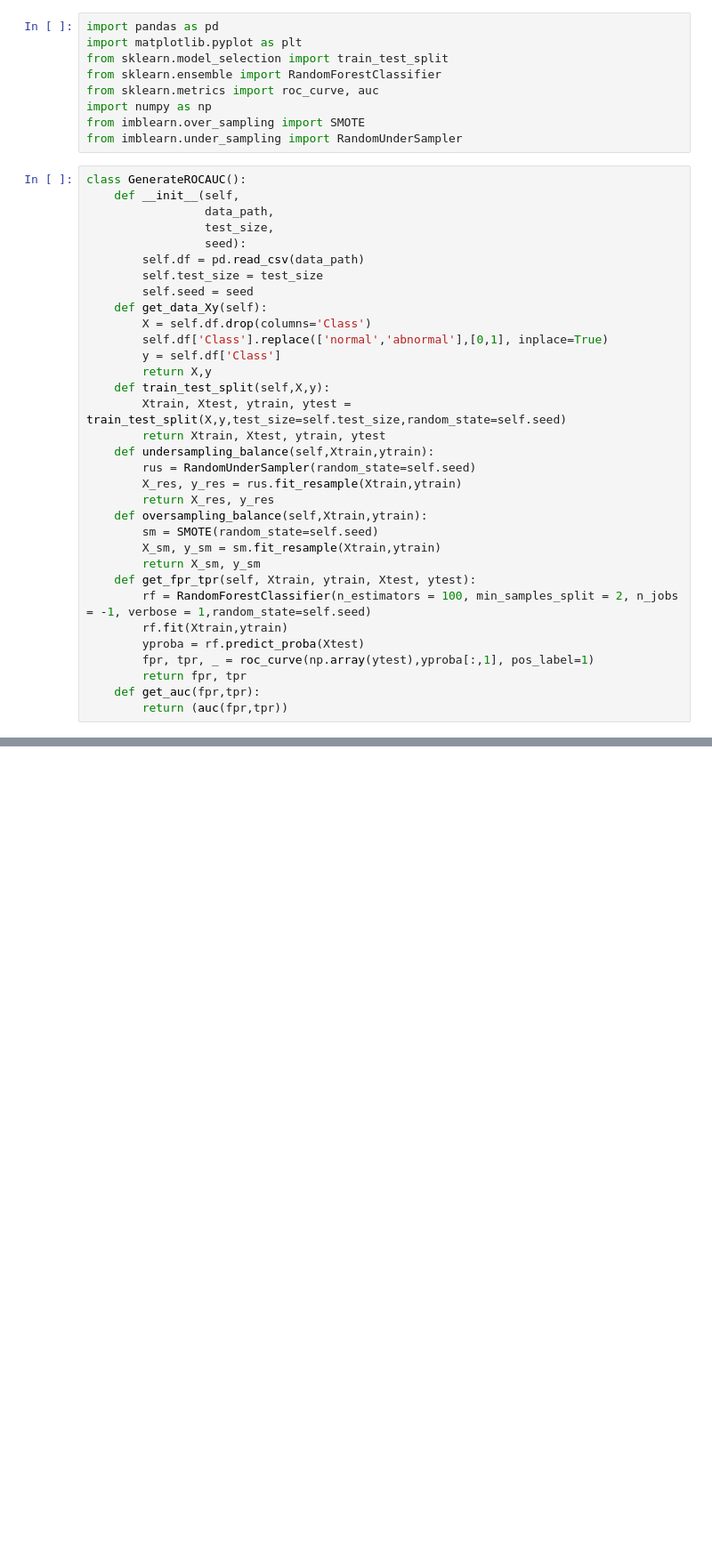
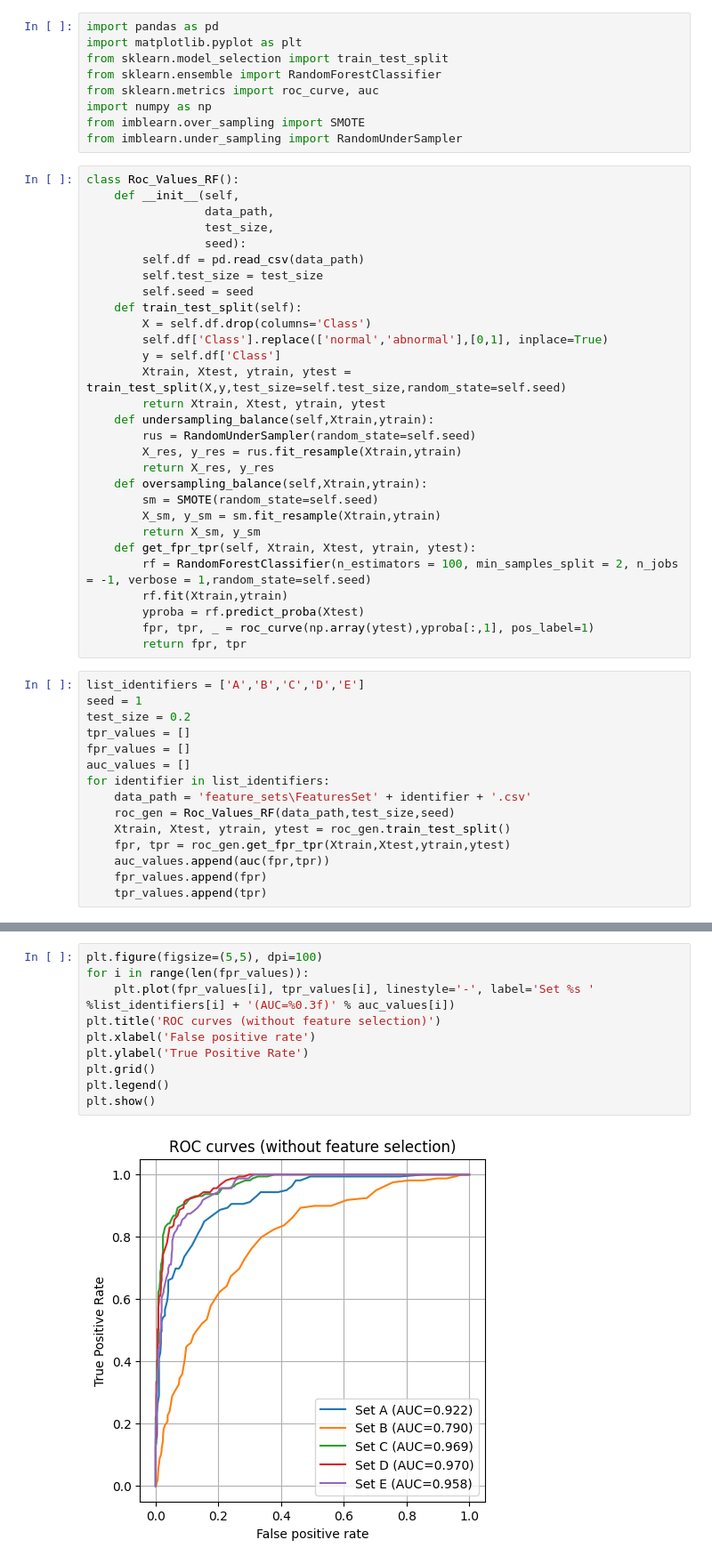
Before and after one commit to roilhi/ABMEPaperPCGClassif, a Jupyter notebook: ROC_AUC_all.ipynb, the cells around one changed output, grey strips where cells are left out. Shown at 89% size. Drawn from its saved outputs; the diff is of its cells as text; blank space fills up the shorter version.

Commit message:
generate all ROC curves

```diff
--- a/ROC_AUC_all.ipynb
+++ b/ROC_AUC_all.ipynb
@@ -8,7 +8,7 @@ import numpy as np
 from imblearn.over_sampling import SMOTE
 from imblearn.under_sampling import RandomUnderSampler
 # %%
-class GenerateROCAUC():
+class Roc_Values_RF():
     def __init__(self,
                  data_path,
                  test_size,
@@ -16,12 +16,10 @@ class GenerateROCAUC():
         self.df = pd.read_csv(data_path)
         self.test_size = test_size
         self.seed = seed
-    def get_data_Xy(self):
+    def train_test_split(self):
         X = self.df.drop(columns='Class')
         self.df['Class'].replace(['normal','abnormal'],[0,1], inplace=True)
         y = self.df['Class']
-        return X,y
-    def train_test_split(self,X,y):
         Xtrain, Xtest, ytrain, ytest = train_test_split(X,y,test_size=self.test_size,random_state=self.seed)
         return Xtrain, Xtest, ytrain, ytest
     def undersampling_balance(self,Xtrain,ytrain):
@@ -32,11 +30,24 @@ class GenerateROCAUC():
         sm = SMOTE(random_state=self.seed)
         X_sm, y_sm = sm.fit_resample(Xtrain,ytrain)
         return X_sm, y_sm
-    def get_fpr_tpr(self, Xtrain, ytrain, Xtest, ytest):
+    def get_fpr_tpr(self, Xtrain, Xtest, ytrain, ytest):
         rf = RandomForestClassifier(n_estimators = 100, min_samples_split = 2, n_jobs = -1, verbose = 1,random_state=self.seed)
         rf.fit(Xtrain,ytrain)
         yproba = rf.predict_proba(Xtest)
         fpr, tpr, _ = roc_curve(np.array(ytest),yproba[:,1], pos_label=1)
         return fpr, tpr
-    def get_auc(fpr,tpr):
-        return (auc(fpr,tpr))
+# %%
+list_identifiers = ['A','B','C','D','E']
+seed = 1
+test_size = 0.2
+tpr_values = []
+fpr_values = []
+auc_values = []
+for identifier in list_identifiers:
+    data_path = 'feature_sets\FeaturesSet' + identifier + '.csv'
+    roc_gen = Roc_Values_RF(data_path,test_size,seed)
+    Xtrain, Xtest, ytrain, ytest = roc_gen.train_test_split()
+    fpr, tpr = roc_gen.get_fpr_tpr(Xtrain,Xtest,ytrain,ytest)
+    auc_values.append(auc(fpr,tpr))
+    fpr_values.append(fpr)
+    tpr_values.append(tpr)
@@ -42,0 +72,12 @@ class GenerateROCAUC():
+# %%
+plt.figure(figsize=(5,5), dpi=100)
+for i in range(len(fpr_values)):
+    plt.plot(fpr_values[i], tpr_values[i], linestyle='-', label='Set %s ' %list_identifiers[i] + '(AUC=%0.3f)' % auc_values[i])
+plt.title('ROC curves (without feature selection)')
+plt.xlabel('False positive rate')
+plt.ylabel('True Positive Rate')
+plt.grid()
+plt.legend()
+plt.show()
+# %% [output]
+[figure, added]
```
Also changed, not shown: parts of 5 cells of this notebook.
